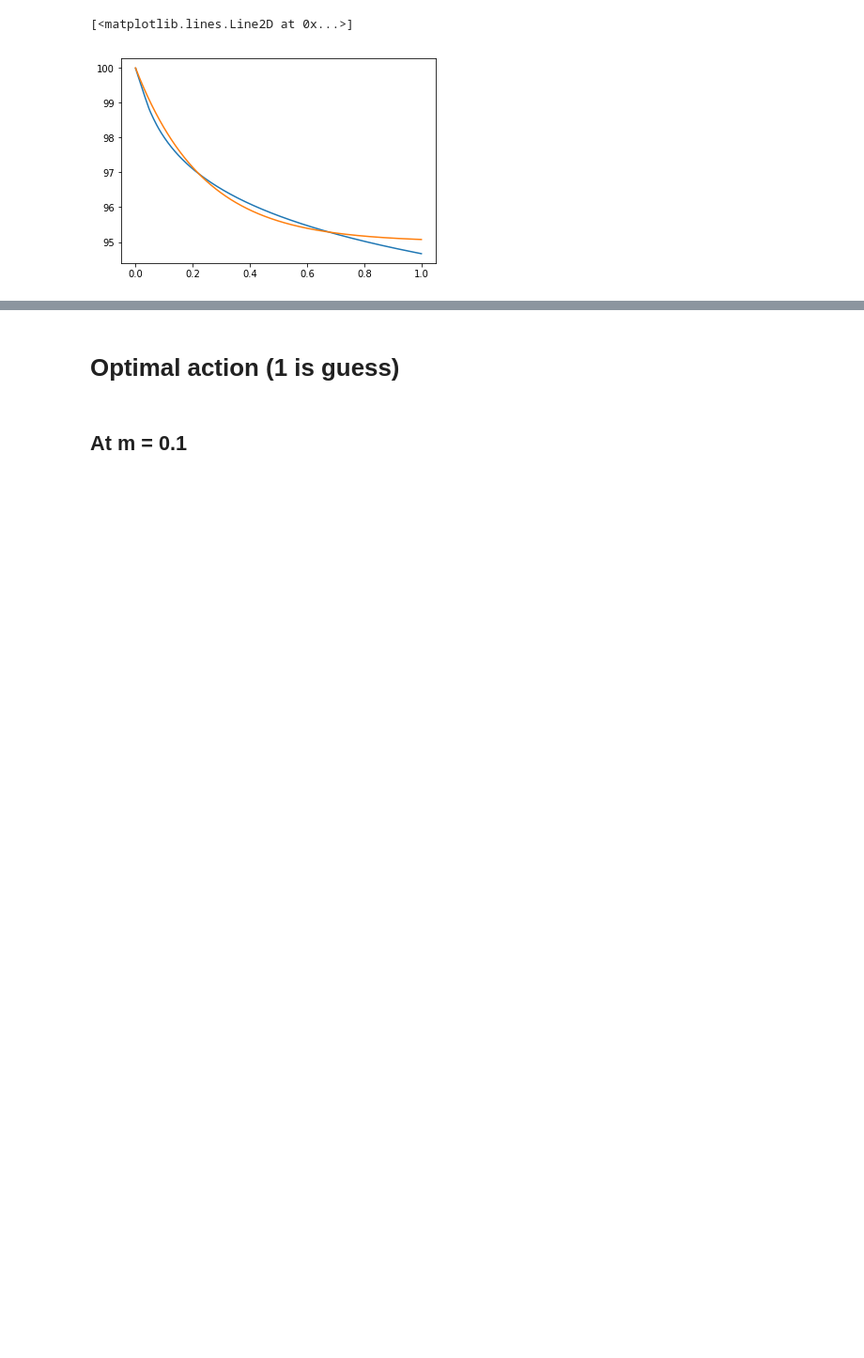
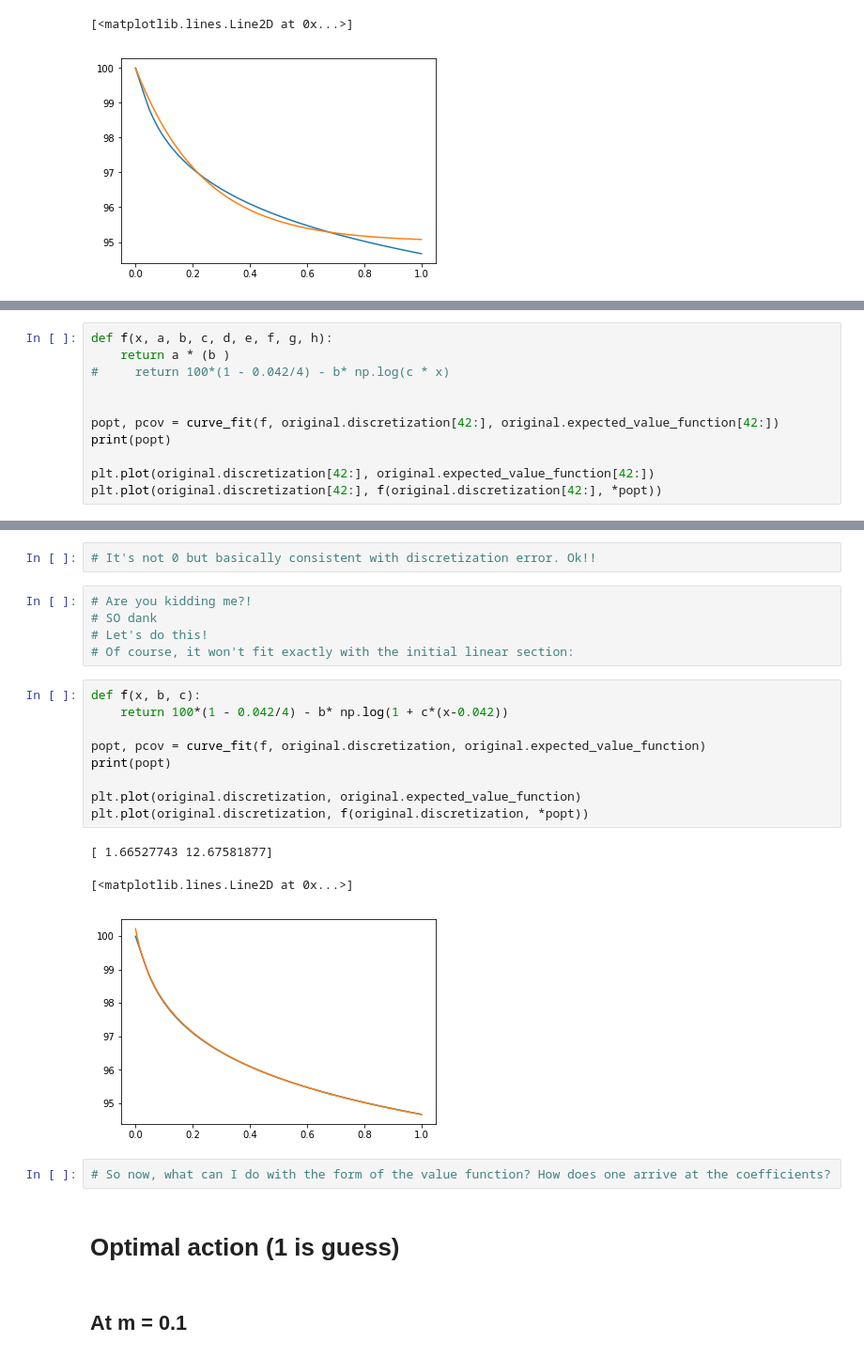
Before and after one commit to Simba-loo/lawandknn, a Jupyter notebook: guess-query-model/dp.ipynb, the cells around one changed output, grey strips where cells are left out. Shown at 94% size. Cells and saved outputs as stored; diff of their text form; blank space fills up the shorter version.

```diff
--- a/guess-query-model/dp.ipynb
+++ b/guess-query-model/dp.ipynb
@@ -43,0 +100,11 @@ plt.plot(original.discretization, f(original.discretization, *popt))
+# %%
+def f(x, a, b, c, d, e, f, g, h):
+    return a * (b )
+#     return 100*(1 - 0.042/4) - b* np.log(c * x)
+
+
+popt, pcov = curve_fit(f, original.discretization[42:], original.expected_value_function[42:])
+print(popt)
+
+plt.plot(original.discretization[42:], original.expected_value_function[42:])
+plt.plot(original.discretization[42:], f(original.discretization[42:], *popt))
@@ -44,3 +125,25 @@ plt.plot(original.discretization, f(original.discretization, *popt))
+# %%
+# It's not 0 but basically consistent with discretization error. Ok!!
+# %%
+# Are you kidding me?!
+# SO dank
+# Let's do this!
+# Of course, it won't fit exactly with the initial linear section:
+# %%
+def f(x, b, c):
+    return 100*(1 - 0.042/4) - b* np.log(1 + c*(x-0.042))
+
+popt, pcov = curve_fit(f, original.discretization, original.expected_value_function)
+print(popt)
+
+plt.plot(original.discretization, original.expected_value_function)
+plt.plot(original.discretization, f(original.discretization, *popt))
+# %% [output]
+[ 1.66527743 12.67581877]
+[<matplotlib.lines.Line2D at 0x...>]
+[figure, added]
+# %%
+# So now, what can I do with the form of the value function? How does one arrive at the coefficients?
 # %% [markdown]
 # Optimal action (1 is guess)
 # %% [markdown]
```
Also changed, not shown: parts of 13 cells of this notebook, 1 other file.
